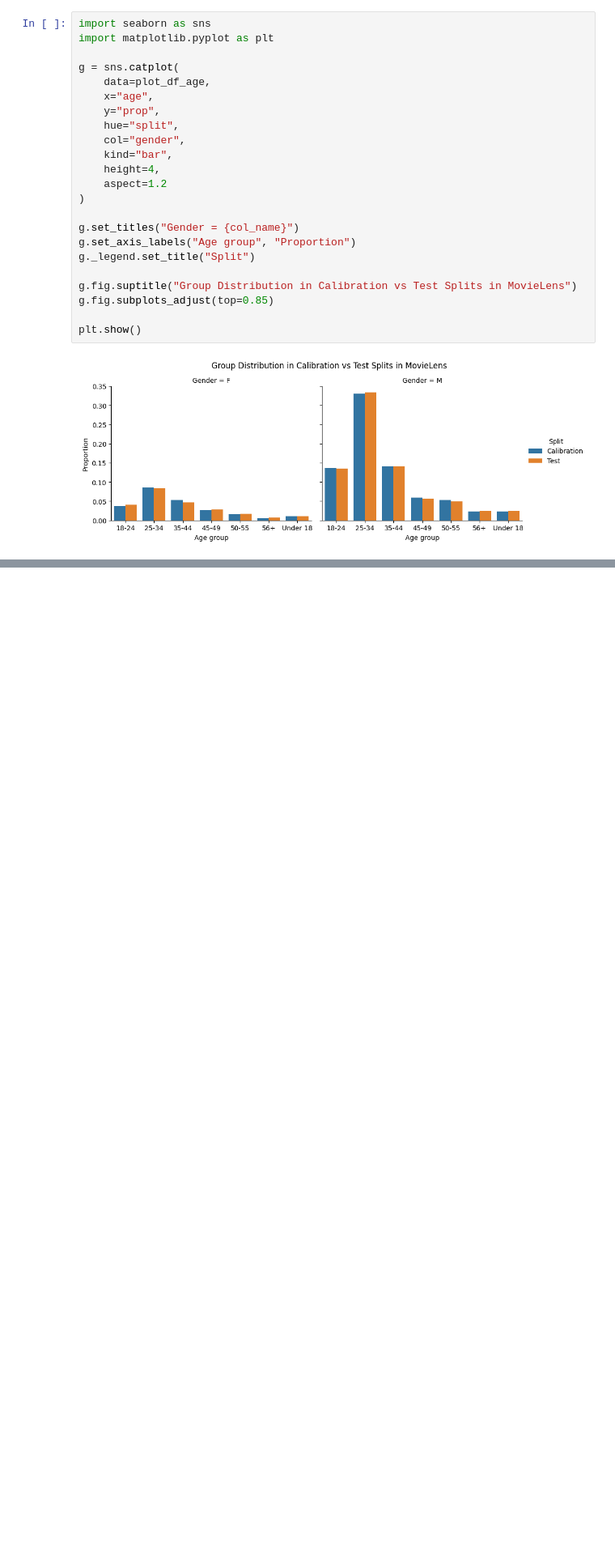
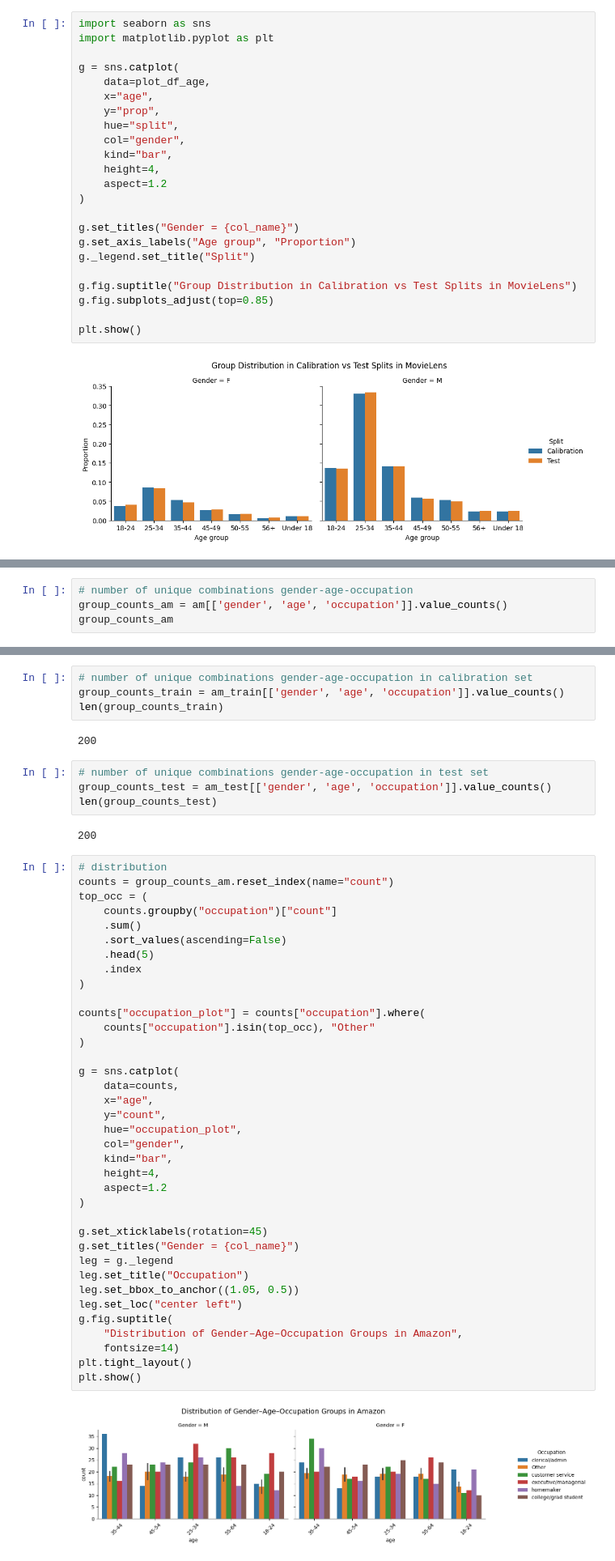
Before and after one commit to vrg-brigitta/reproducibility_facter, a Jupyter notebook: datasets_stats.ipynb, the cells around one changed output, grey strips where cells are left out. Shown at 81% size. Cells and saved outputs as stored; diff of their text form; blank space fills up the shorter version.

```diff
--- a/datasets_stats.ipynb
+++ b/datasets_stats.ipynb
@@ -176,0 +277,4 @@ plt.show()
+# %%
+# number of unique combinations gender-age-occupation
+group_counts_am = am[['gender', 'age', 'occupation']].value_counts()
+group_counts_am
@@ -176,0 +295,51 @@ plt.show()
+# %%
+# number of unique combinations gender-age-occupation in calibration set
+group_counts_train = am_train[['gender', 'age', 'occupation']].value_counts()
+len(group_counts_train)
+# %% [output]
+200
+# %%
+# number of unique combinations gender-age-occupation in test set
+group_counts_test = am_test[['gender', 'age', 'occupation']].value_counts()
+len(group_counts_test)
+# %% [output]
+200
+# %%
+# distribution
+counts = group_counts_am.reset_index(name="count")
+top_occ = (
+    counts.groupby("occupation")["count"]
+    .sum()
+    .sort_values(ascending=False)
+    .head(5)
+    .index
+)
+
+counts["occupation_plot"] = counts["occupation"].where(
+    counts["occupation"].isin(top_occ), "Other"
+)
+
+g = sns.catplot(
+    data=counts,
+    x="age",
+    y="count",
+    hue="occupation_plot",
+    col="gender",
+    kind="bar",
+    height=4,
+    aspect=1.2
+)
+
+g.set_xticklabels(rotation=45)
+g.set_titles("Gender = {col_name}")
+leg = g._legend
+leg.set_title("Occupation")
+leg.set_bbox_to_anchor((1.05, 0.5))
+leg.set_loc("center left")
+g.fig.suptitle(
+    "Distribution of Gender–Age–Occupation Groups in Amazon",
+    fontsize=14)
+plt.tight_layout()
+plt.show()
+# %% [output]
+[figure, added]
```
Also changed, not shown: parts of 25 cells of this notebook.
